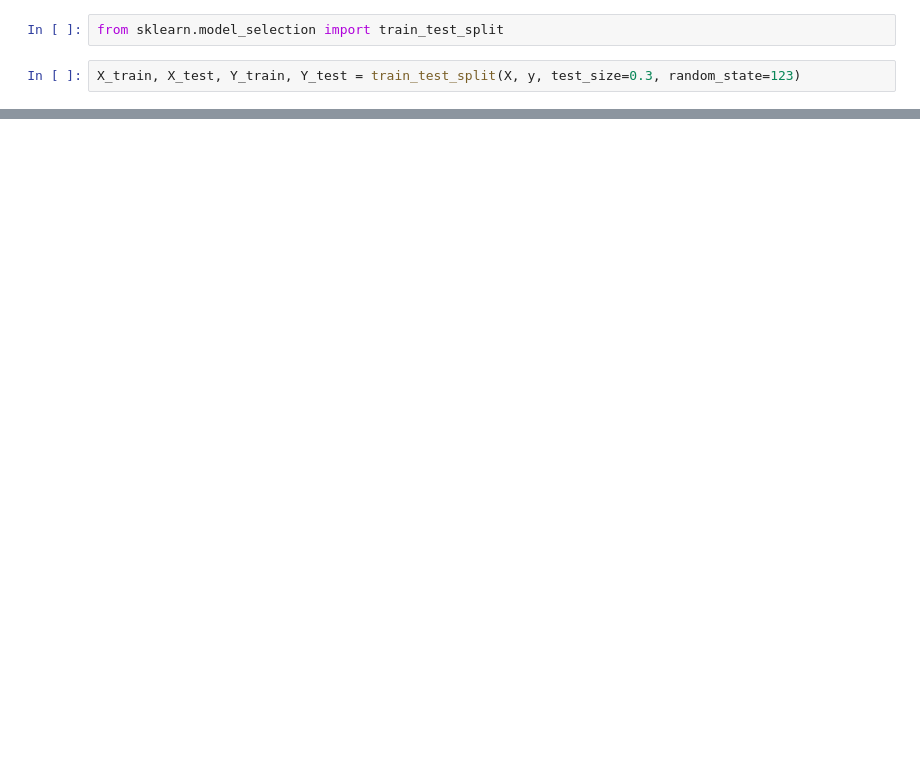
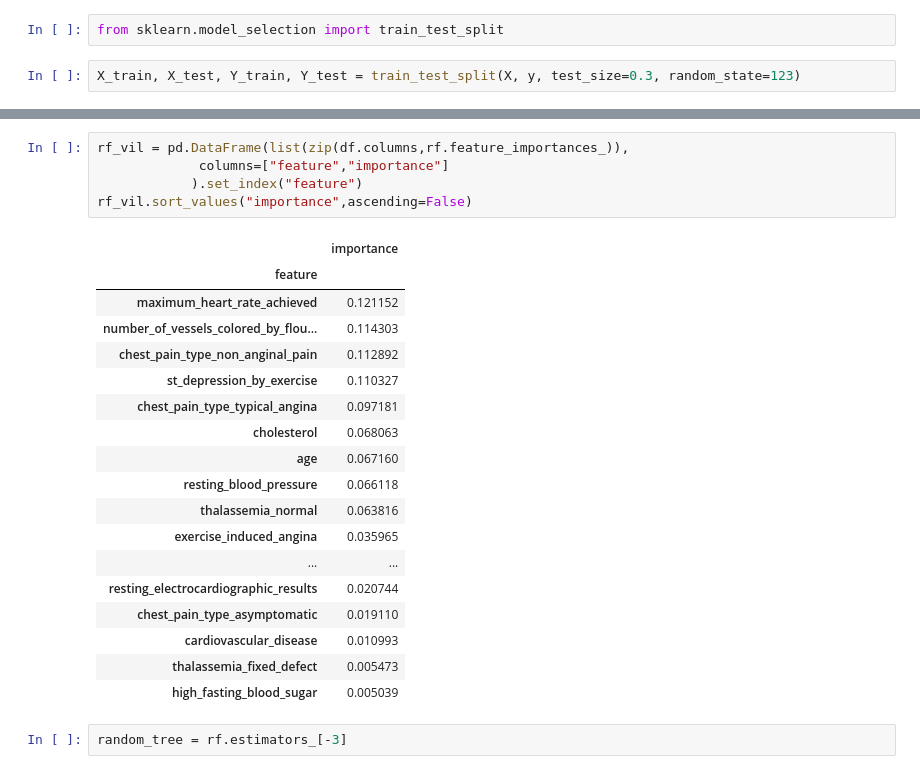
Before and after one commit to fvillena/biocompu, a Jupyter notebook: clases practicas/Clase_práctica_1.ipynb, the cells around one changed output, grey strips where cells are left out. Drawn from its saved outputs; the diff is of its cells as text; blank space fills up the shorter version.

```diff
--- a/clases practicas/Clase_práctica_1.ipynb
+++ b/clases practicas/Clase_práctica_1.ipynb
@@ -431,0 +485,26 @@ De los resultados podemos ver que el algoritmo que obtuvo mejor rendimiento fue
+# %%
+rf_vil = pd.DataFrame(list(zip(df.columns,rf.feature_importances_)),
+             columns=["feature","importance"]
+            ).set_index("feature")
+rf_vil.sort_values("importance",ascending=False)
+# %% [output]
+|  | importance |
+| feature |  |
+| maximum_heart_rate_achieved | 0.121152 |
+| number_of_vessels_colored_by_flou... | 0.114303 |
+| chest_pain_type_non_anginal_pain | 0.112892 |
+| st_depression_by_exercise | 0.110327 |
+| chest_pain_type_typical_angina | 0.097181 |
+| cholesterol | 0.068063 |
+| age | 0.067160 |
+| resting_blood_pressure | 0.066118 |
+| thalassemia_normal | 0.063816 |
+| exercise_induced_angina | 0.035965 |
+| ... | ... |
+| resting_electrocardiographic_results | 0.020744 |
+| chest_pain_type_asymptomatic | 0.019110 |
+| cardiovascular_disease | 0.010993 |
+| thalassemia_fixed_defect | 0.005473 |
+| high_fasting_blood_sugar | 0.005039 |
+# %%
+random_tree = rf.estimators_[-3]
```
Also changed, not shown: parts of 66 cells of this notebook, 2 other files.
